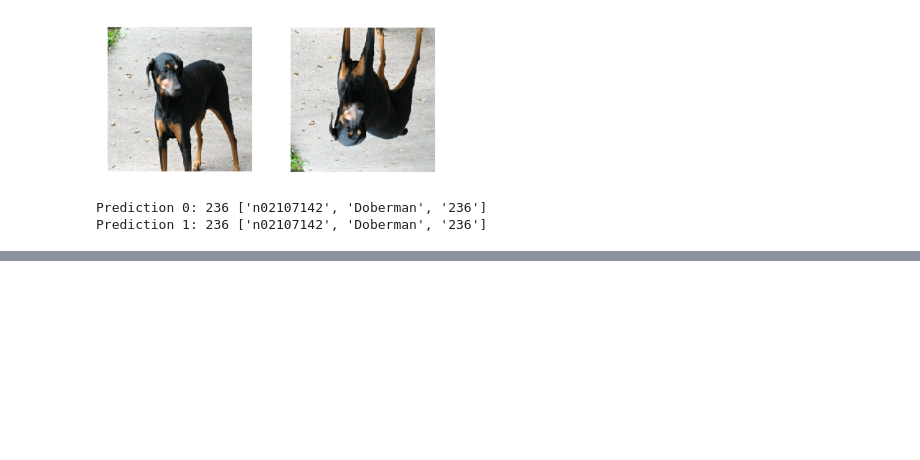
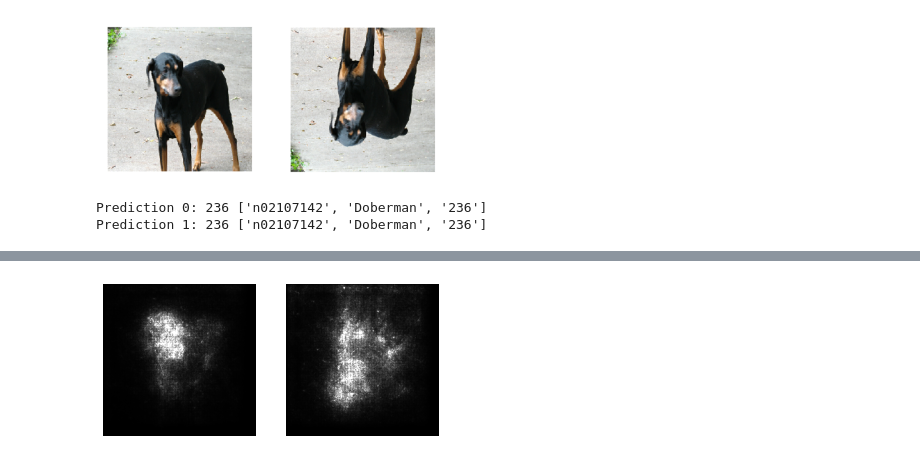
Before and after one commit to aboggust/interpretability-methods, a Jupyter notebook: examples/interpretability_examples.ipynb, the cells around one changed output, grey strips where cells are left out. Drawn from its saved outputs; the diff is of its cells as text; code cells hidden in the pictures; blank space fills up the shorter version.

```diff
--- a/examples/interpretability_examples.ipynb
+++ b/examples/interpretability_examples.ipynb
@@ -198,0 +90,5 @@ visualize_masks(lime_masks)
+# %%
+vanilla_gradient_smoothgrad_masks = vanilla_gradients.get_saliency_smoothed(input_batch)
+visualize_saliency(vanilla_gradient_smoothgrad_masks)
+# %% [output]
+[figure, added]
```
Also changed, not shown: parts of 55 cells of this notebook, 14 other files.
